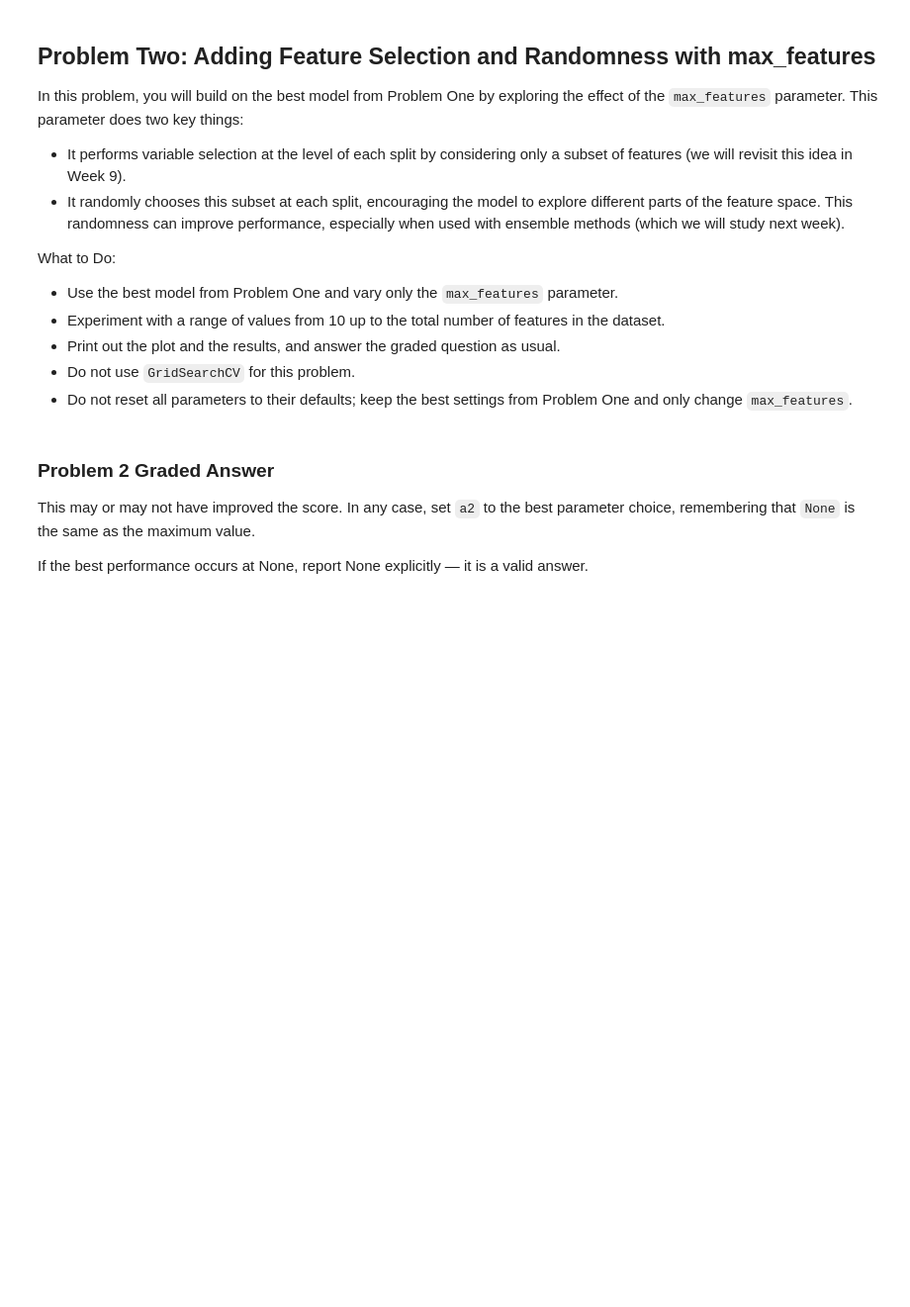
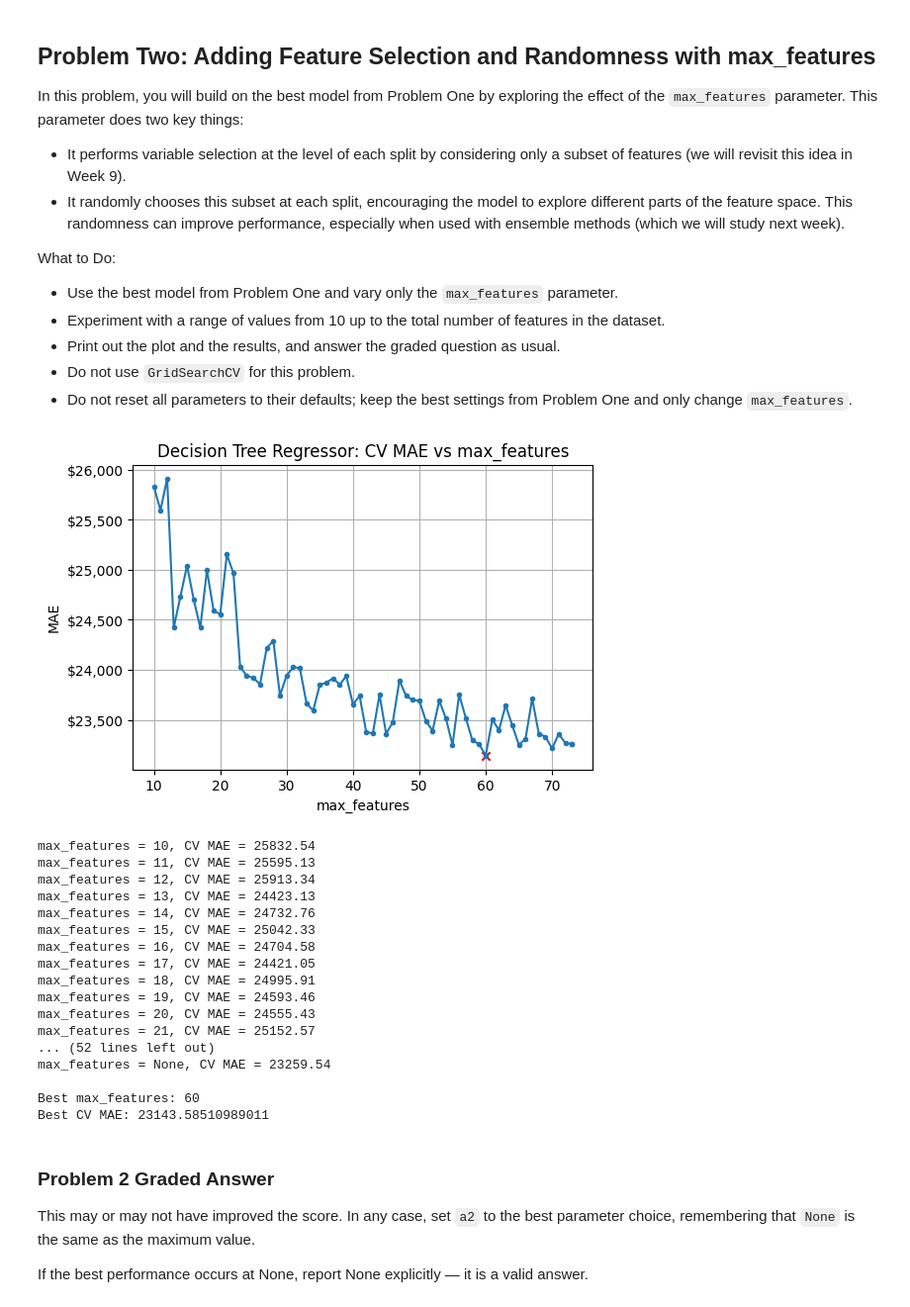
Before and after one commit to connermay/ML-Week6-C-May, a Jupyter notebook: Homework_06.ipynb, the cells around one changed output. Shown at 99% size. Cells and saved outputs as stored; diff of their text form; code cells hidden in the pictures; blank space fills up the shorter version.

```diff
--- a/Homework_06.ipynb
+++ b/Homework_06.ipynb
@@ -448,3 +446,68 @@ What to Do:
+# %%
+# Your code here
+n_features = X_train.shape[1]
+
+feature_list = list(range(10, n_features + 1))
+feature_list.append(None)
+
+feature_mae = []
+
+for f in feature_list:
+    feature_mae.append(
+        run_decision_tree_regressor(
+            X_train,
+            y_train,
+            max_depth=8,
+            max_leaf_nodes=90,
+            max_features=f
+        )
+    )
+
+min_MAE = min(feature_mae)
+min_index = feature_mae.index(min_MAE)
+
+plot_features = [n_features if f is None else f for f in feature_list]
+
+plt.figure(figsize=(6, 4))
+plt.title("Decision Tree Regressor: CV MAE vs max_features")
+
+plt.plot(plot_features, feature_mae, marker='.')
+plt.scatter([plot_features[min_index]],
+            [min_MAE],
+            marker='x', color='red')
+
+plt.xlabel("max_features")
+plt.ylabel("MAE")
+
+plt.gca().yaxis.set_major_formatter(mticker.FuncFormatter(dollar_format))
+
+plt.grid()
+plt.show()
+
+for f, mae in zip(feature_list, feature_mae):
+    print(f"max_features = {f}, CV MAE = {mae:.2f}")
+
+print("\nBest max_features:", feature_list[min_index])
+print("Best CV MAE:", min_MAE)
+# %% [output]
+[figure, added]
+max_features = 10, CV MAE = 25832.54
+max_features = 11, CV MAE = 25595.13
+max_features = 12, CV MAE = 25913.34
+max_features = 13, CV MAE = 24423.13
+max_features = 14, CV MAE = 24732.76
+max_features = 15, CV MAE = 25042.33
+max_features = 16, CV MAE = 24704.58
+max_features = 17, CV MAE = 24421.05
+max_features = 18, CV MAE = 24995.91
+max_features = 19, CV MAE = 24593.46
+max_features = 20, CV MAE = 24555.43
+max_features = 21, CV MAE = 25152.57
+... (52 lines left out)
+max_features = None, CV MAE = 23259.54
+
+Best max_features: 60
+Best CV MAE: 23143.58510989011
 # %% [markdown]
 ### Problem 2 Graded Answer
 
```
Also changed, not shown: parts of 16 cells of this notebook.
